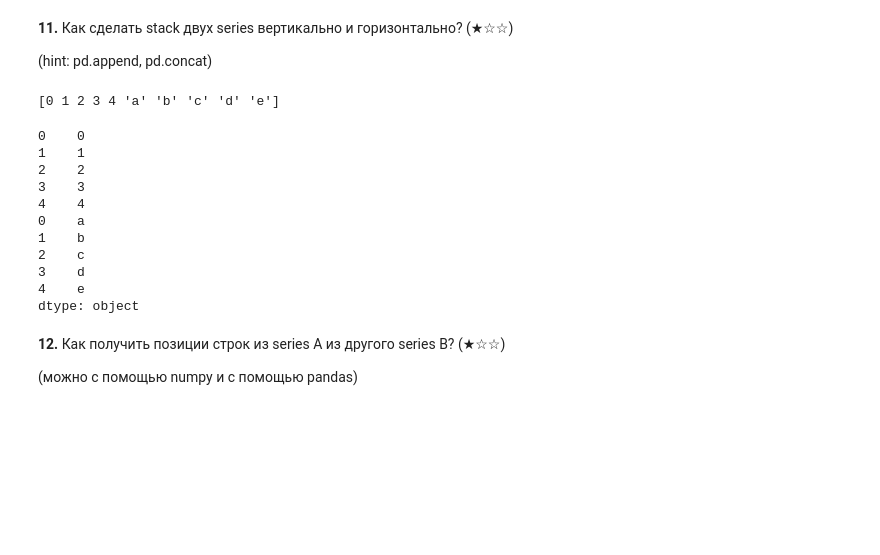
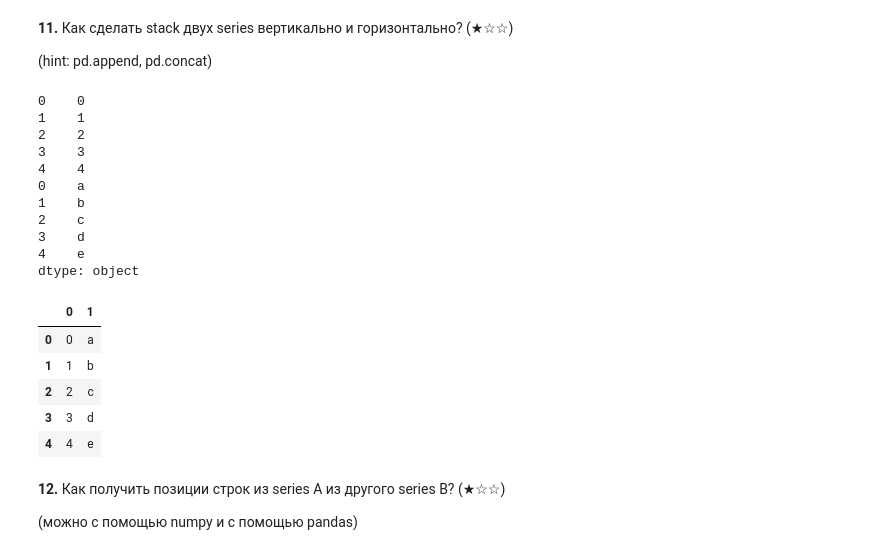
Before and after one commit to Flinnz/python-homework-labs, a Jupyter notebook: Homework1ML_done.ipynb, the cells around one changed output. Drawn from its saved outputs; the diff is of its cells as text; code cells hidden in the pictures; blank space fills up the shorter version.

```diff
--- a/Homework1ML_done.ipynb
+++ b/Homework1ML_done.ipynb
@@ -148,22 +148,27 @@ dtype: object
 # %%
 s1 = pd.Series(range(5))
 s2 = pd.Series(list('abcde'))
 
-print(np.append(s1,s2))
-pd.concat([s1,s2])
+print(pd.concat([s1,s2]))
+pd.concat([s1,s2], axis=1)
 # %% [output]
-[0 1 2 3 4 'a' 'b' 'c' 'd' 'e']
+0    0
+1    1
+2    2
+3    3
+4    4
+0    a
+1    b
+2    c
+3    d
+4    e
+dtype: object
-0    0
-1    1
-2    2
-3    3
-4    4
-0    a
-1    b
-2    c
-3    d
-4    e
-dtype: object
+|  | 0 | 1 |
+| 0 | 0 | a |
+| 1 | 1 | b |
+| 2 | 2 | c |
+| 3 | 3 | d |
+| 4 | 4 | e |
 # %% [markdown]
 **12\.** Как получить позиции строк из series A из другого series B? (★☆☆)
 
```
Also changed, not shown: parts of 17 cells of this notebook.
